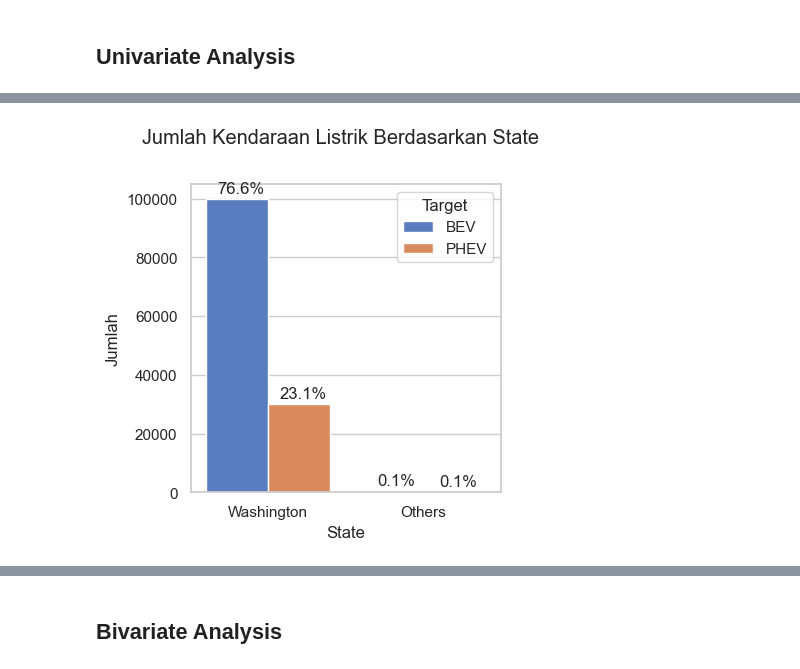
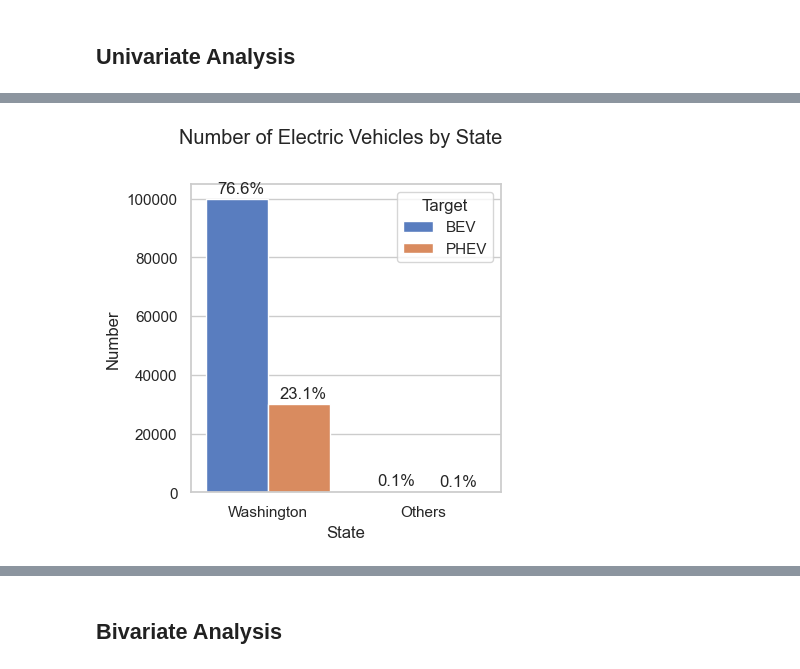
Before and after one commit to crypter70/Electric-Vehicle-Type-Classification, a Jupyter notebook: Electric Vehicle Type Classification.ipynb, the cells around one changed output, grey strips where cells are left out. Saved outputs shown, nothing was run; the diff lists cells and outputs as text; code cells hidden in the pictures.

```diff
--- a/Electric Vehicle Type Classification.ipynb
+++ b/Electric Vehicle Type Classification.ipynb
@@ -220,16 +256,25 @@ df.head()
 # %% [markdown]
 ### Feature Engineering
 # %%
-# extract longitude dan latitude
+# update values in 'Electric Vehicle Type' column
+df['Electric Vehicle Type'] = df['Electric Vehicle Type'].apply(lambda x: \
+                                                                x.replace('Plug-in Hybrid Electric Vehicle (PHEV)', 'PHEV')
+                                                                .replace('Battery Electric Vehicle (BEV)', 'BEV'))
+
+# rename column 'Clean Alternative Fuel Vehicle (CAFV) Eligibility' to 'Clean Alternative Fuel Vehicle Eligibility'
+df.rename(columns={'Clean Alternative Fuel Vehicle (CAFV) Eligibility': 'Clean Alternative Fuel Vehicle Eligibility'}, inplace=True)
+
+# define a function to extract longitude and latitude from 'Vehicle Location' column
 def extract_coordinates(point_string):
     coordinates = point_string.replace('POINT', '').replace('(', '').replace(')', '')
     longitude, latitude = coordinates.split()
     return float(longitude), float(latitude)
 
+# apply the 'extract_coordinates' function to 'Vehicle Location' column and create new 'Longitude' and 'Latitude' columns
 df[['Longitude', 'Latitude']] = df['Vehicle Location'].apply(extract_coordinates).apply(pd.Series)
 df = df.drop('Vehicle Location', axis=1)
 
-# mapping fitur state
+# define a function to map state codes to state names
 def state_mapping(state_code):
     state_mapping = {
         'AL': 'Alabama', 'AK': 'Alaska', 'AZ': 'Arizona', 'AR': 'Arkansas',
@@ -249,11 +294,14 @@ def state_mapping(state_code):
 
     return state_mapping.get(state_code, 'Unknown')
 
+# apply the 'state_mapping' function to 'State' column
 df['State'] = df['State'].apply(state_mapping)
 
+# define a function to extract the first substring from a column
 def extract_substring(data, column_name):
     data[column_name] = data[column_name].str.split('-|\\|').str[0].str.strip()
 
+# apply the 'extract_substring' function to 'Electric Utility' column
 extract_substring(df, 'Electric Utility')
 # %%
 df.head()
@@ -497,10 +492,17 @@ def countplot_univariate(data, column, hue, label, max_sample, num_x_ticks, x_ti
 # %%
-# inisialisasi fungsi untuk mengubah nilai kategori yang sedikit menjadi 'others'
+# define a function to change low-frequency category values into "Others"
 def change_to_others(data, column_name, percent):
-    data = df.copy()
+
+    data = data.copy()
+
+    # calculate the value counts of the column as proportions,
     value_counts = data[column_name].value_counts(normalize=True)
-    low_frequency_values = value_counts[value_counts < percent].index.tolist()
-    data.loc[data[column_name].isin(low_frequency_values), column_name] = "Others"
+
+    # identify values with frequencies below the specified percentage threshold,
+    low_frequency_values = value_counts[value_counts < percent].index
+
+    # replace low-frequency values with "Others"
+    data[column_name] = np.where(data[column_name].isin(low_frequency_values), "Others", data[column_name])
 
     return data
 # %%
@@ -552,11 +574,11 @@ countplot_univariate(df2, 'City', 'Electric Vehicle Type', 'City', 0, 0, None, 6
 # %%
 df2 = change_to_others(df, 'State', 0.01)
 
-# inisialisasi judul chart
-chart = 'Jumlah Kendaraan Listrik Berdasarkan State'
+# initialize chart title
+chart = 'Number of Electric Vehicles by State'
 
-# apply prosedur untuk plotting chart
+# apply the procedure to plot the chart
 countplot_univariate(df2, 'State', 'Electric Vehicle Type', 'State', 0, 0, None, 4, 4, 1.02, \
                      'vertical', chart)
 # %% [output]
-[figure, old version]
+[figure, new version]
```
Also changed, not shown: parts of 125 cells of this notebook.
